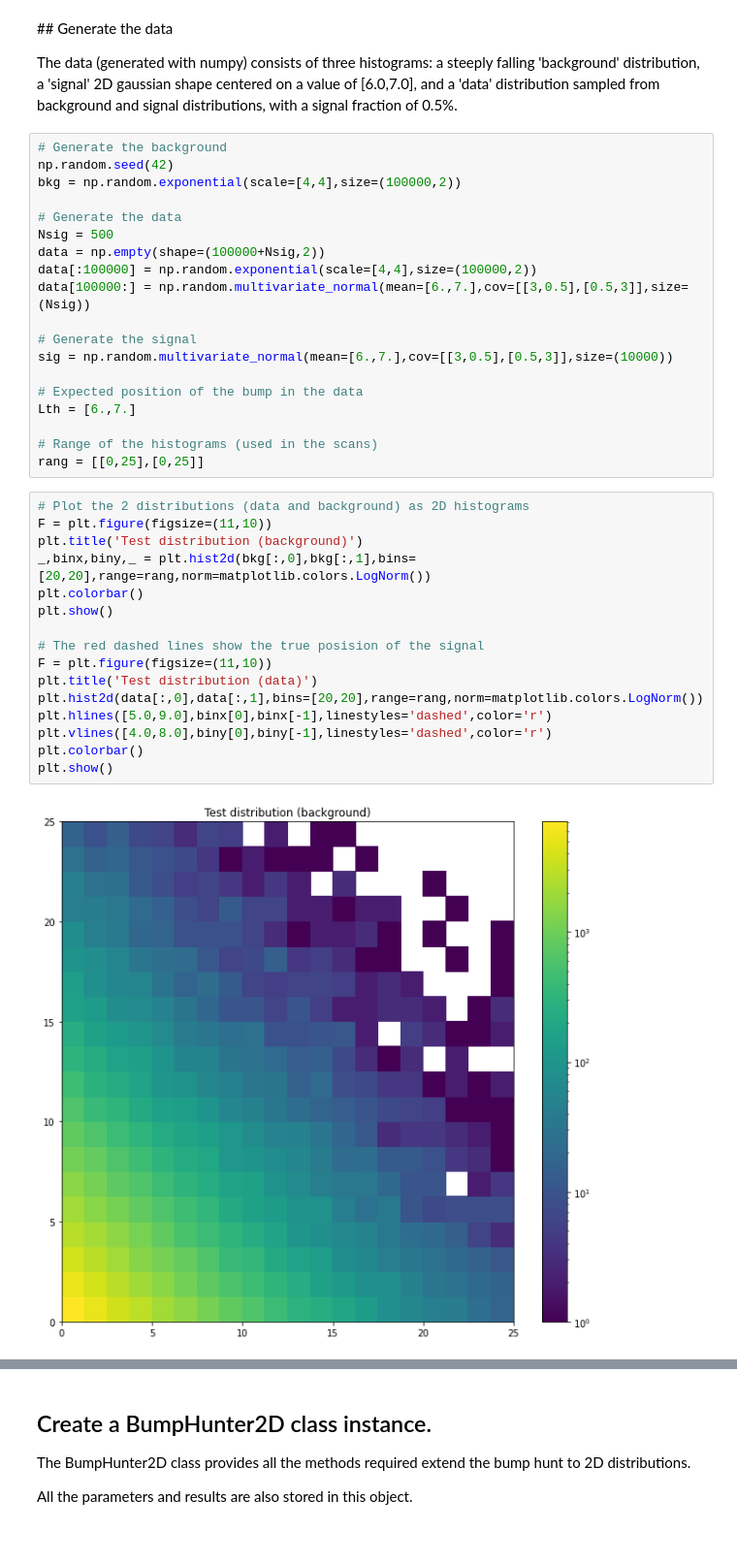
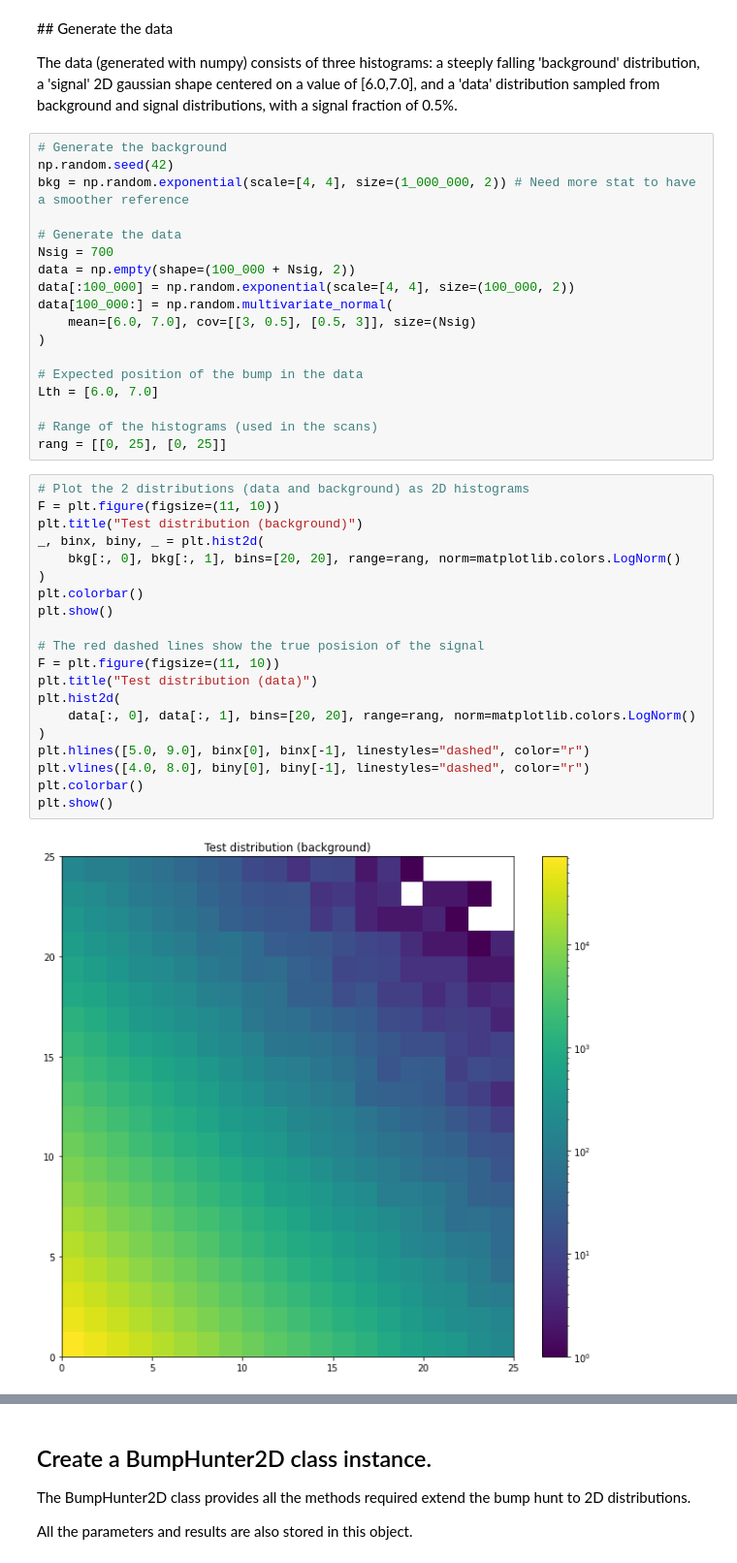
Before and after one commit to scikit-hep/pyBumpHunter, a Jupyter notebook: example/example2D.ipynb, the cells around one changed output, grey strips where cells are left out. Shown: that part at 97% size. Saved outputs shown, nothing was run; the diff lists cells and outputs as text.

```diff
--- a/example/example2D.ipynb
+++ b/example/example2D.ipynb
@@ -17,37 +17,40 @@ The data (generated with numpy) consists of three histograms: a steeply falling
 # %%
 # Generate the background
 np.random.seed(42)
-bkg = np.random.exponential(scale=[4,4],size=(100000,2))
+bkg = np.random.exponential(scale=[4, 4], size=(1_000_000, 2)) # Need more stat to have a smoother reference
 
 # Generate the data
-Nsig = 500
-data = np.empty(shape=(100000+Nsig,2))
-data[:100000] = np.random.exponential(scale=[4,4],size=(100000,2))
-data[100000:] = np.random.multivariate_normal(mean=[6.,7.],cov=[[3,0.5],[0.5,3]],size=(Nsig))
-
-# Generate the signal
-sig = np.random.multivariate_normal(mean=[6.,7.],cov=[[3,0.5],[0.5,3]],size=(10000))
+Nsig = 700
+data = np.empty(shape=(100_000 + Nsig, 2))
+data[:100_000] = np.random.exponential(scale=[4, 4], size=(100_000, 2))
+data[100_000:] = np.random.multivariate_normal(
+    mean=[6.0, 7.0], cov=[[3, 0.5], [0.5, 3]], size=(Nsig)
+)
 
 # Expected position of the bump in the data
-Lth = [6.,7.]
+Lth = [6.0, 7.0]
 
 # Range of the histograms (used in the scans)
-rang = [[0,25],[0,25]]
+rang = [[0, 25], [0, 25]]
 # %%
 # Plot the 2 distributions (data and background) as 2D histograms
-F = plt.figure(figsize=(11,10))
-plt.title('Test distribution (background)')
-_,binx,biny,_ = plt.hist2d(bkg[:,0],bkg[:,1],bins=[20,20],range=rang,norm=matplotlib.colors.LogNorm())
+F = plt.figure(figsize=(11, 10))
+plt.title("Test distribution (background)")
+_, binx, biny, _ = plt.hist2d(
+    bkg[:, 0], bkg[:, 1], bins=[20, 20], range=rang, norm=matplotlib.colors.LogNorm()
+)
 plt.colorbar()
 plt.show()
 
 # The red dashed lines show the true posision of the signal
-F = plt.figure(figsize=(11,10))
-plt.title('Test distribution (data)')
-plt.hist2d(data[:,0],data[:,1],bins=[20,20],range=rang,norm=matplotlib.colors.LogNorm())
-plt.hlines([5.0,9.0],binx[0],binx[-1],linestyles='dashed',color='r')
-plt.vlines([4.0,8.0],biny[0],biny[-1],linestyles='dashed',color='r')
+F = plt.figure(figsize=(11, 10))
+plt.title("Test distribution (data)")
+plt.hist2d(
+    data[:, 0], data[:, 1], bins=[20, 20], range=rang, norm=matplotlib.colors.LogNorm()
+)
+plt.hlines([5.0, 9.0], binx[0], binx[-1], linestyles="dashed", color="r")
+plt.vlines([4.0, 8.0], biny[0], biny[-1], linestyles="dashed", color="r")
 plt.colorbar()
 plt.show()
 # %% [output]
-[figure, old version]
+[figure, new version]
```
Also changed, not shown: parts of 10 cells of this notebook, 6 other files.
